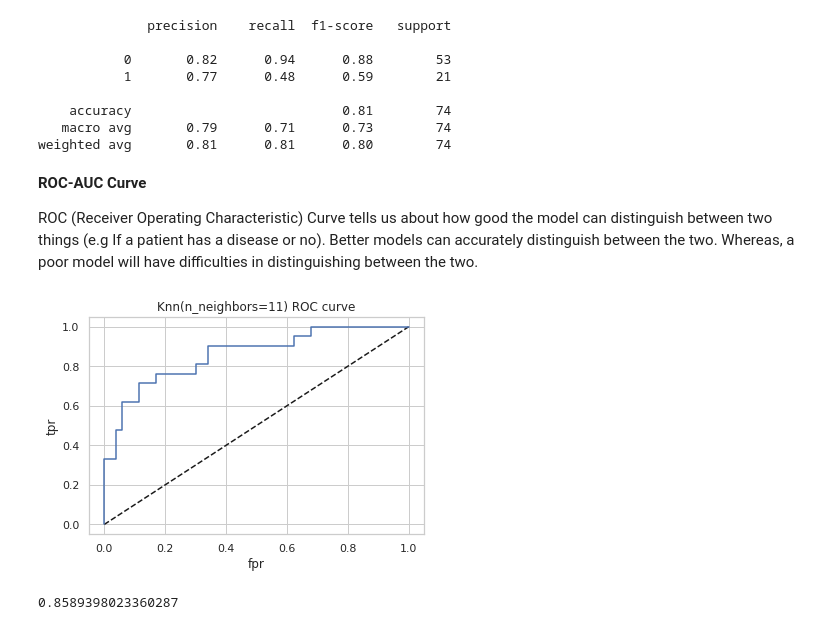
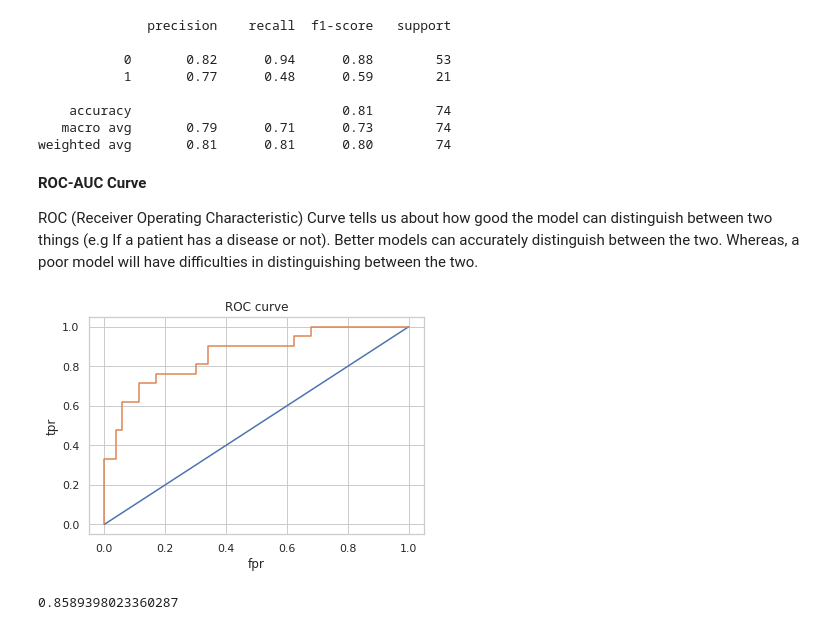
Before and after one commit to anukul27/ML-Algorithms, a Jupyter notebook: heart-failure-prediction-project.ipynb, the cells around one changed output. Saved outputs shown, nothing was run; the diff lists cells and outputs as text; code cells hidden in the pictures.

```diff
--- a/heart-failure-prediction-project.ipynb
+++ b/heart-failure-prediction-project.ipynb
@@ -588,19 +588,19 @@ weighted avg       0.81      0.81      0.80        74
 # %% [markdown]
 **ROC-AUC Curve**
 
-ROC (Receiver Operating Characteristic) Curve tells us about how good the model can distinguish between two things (e.g If a patient has a disease or no). Better models can accurately distinguish between the two. Whereas, a poor model will have difficulties in distinguishing between the two.
+ROC (Receiver Operating Characteristic) Curve tells us about how good the model can distinguish between two things (e.g If a patient has a disease or not). Better models can accurately distinguish between the two. Whereas, a poor model will have difficulties in distinguishing between the two.
 # %%
 from sklearn.metrics import roc_curve
 y_pred_proba = reg.predict_proba(test_x)[:,1]
 fpr, tpr, thresholds = roc_curve(test_y, y_pred_proba)
-plt.plot([0,1],[0,1],'k--')
-plt.plot(fpr,tpr, label='Knn')
+plt.plot([0,1],[0,1])
+plt.plot(fpr,tpr)
 plt.xlabel('fpr')
 plt.ylabel('tpr')
-plt.title('Knn(n_neighbors=11) ROC curve')
+plt.title('ROC curve')
 plt.show()
 # %% [output]
-[figure, old version]
+[figure, new version]
 # %%
 #Area under ROC curve
 from sklearn.metrics import roc_auc_score
```
Also changed, not shown: parts of 2 cells of this notebook.
